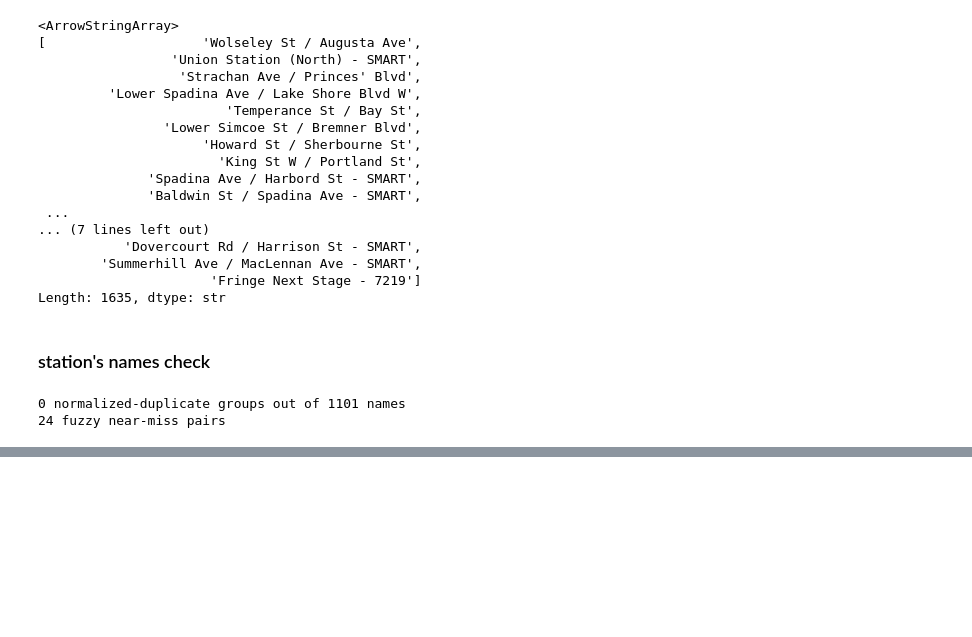
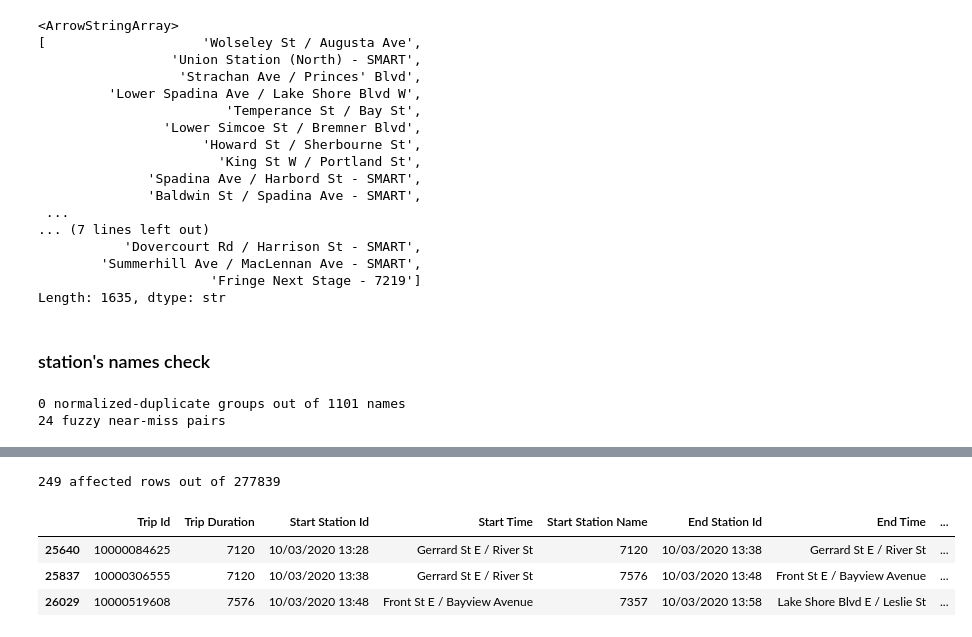
Before and after one commit to Neman-River/bikeshare_toronto, a Jupyter notebook: import_data.ipynb, the cells around one changed output, grey strips where cells are left out. Saved outputs shown, nothing was run; the diff lists cells and outputs as text; code cells hidden in the pictures; blank space fills up the shorter version.

```diff
--- a/import_data.ipynb
+++ b/import_data.ipynb
@@ -792,0 +968,5 @@ print(f"{len(fuzzy_hits)} fuzzy near-miss pairs")
+# %%
+d = pd.read_csv('bikeshare-ridership-2020/2020-10.csv')
+for col in ['Start Station Id', 'End Station Id', 'Bike Id']:
+    non_numeric = d[col][pd.to_numeric(d[col], errors='coerce').isna() & d[col].notna()]
+    print(col, "non-numeric examples:", non_numeric.unique()[:10])
@@ -792,0 +989,10 @@ print(f"{len(fuzzy_hits)} fuzzy near-miss pairs")
+# %%
+bad_mask = pd.to_numeric(d['Start Station Id'], errors='coerce').isna() & d['Start Station Id'].notna()
+print(bad_mask.sum(), "affected rows out of", len(d))
+d[bad_mask].head(3)
+# %% [output]
+249 affected rows out of 277839
+|  | Trip Id | Trip Duration | Start Station Id | Start Time | Start Station Name | End Station Id | End Time | ... |
+| 25640 | 10000084625 | 7120 | 10/03/2020 13:28 | Gerrard St E / River St | 7120 | 10/03/2020 13:38 | Gerrard St E / River St | ... |
+| 25837 | 10000306555 | 7120 | 10/03/2020 13:38 | Gerrard St E / River St | 7576 | 10/03/2020 13:48 | Front St E / Bayview Avenue | ... |
+| 26029 | 10000519608 | 7576 | 10/03/2020 13:48 | Front St E / Bayview Avenue | 7357 | 10/03/2020 13:58 | Lake Shore Blvd E / Leslie St | ... |
```
Also changed, not shown: parts of 38 cells of this notebook.
